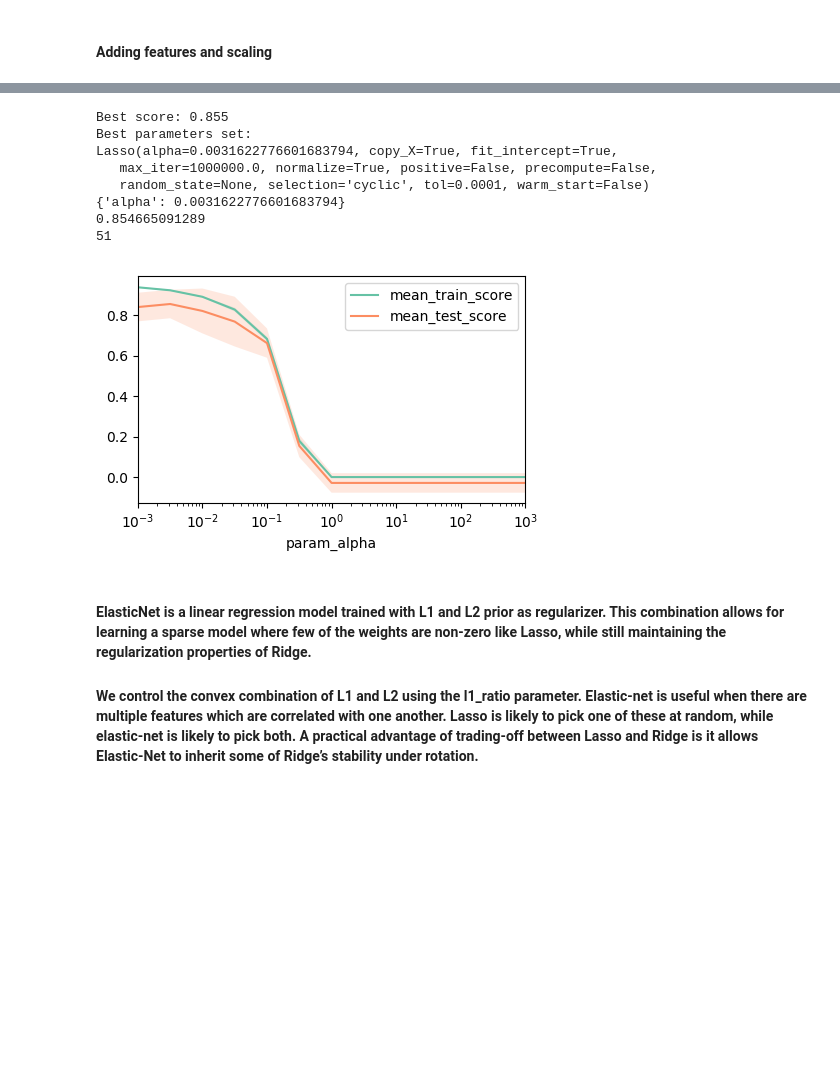
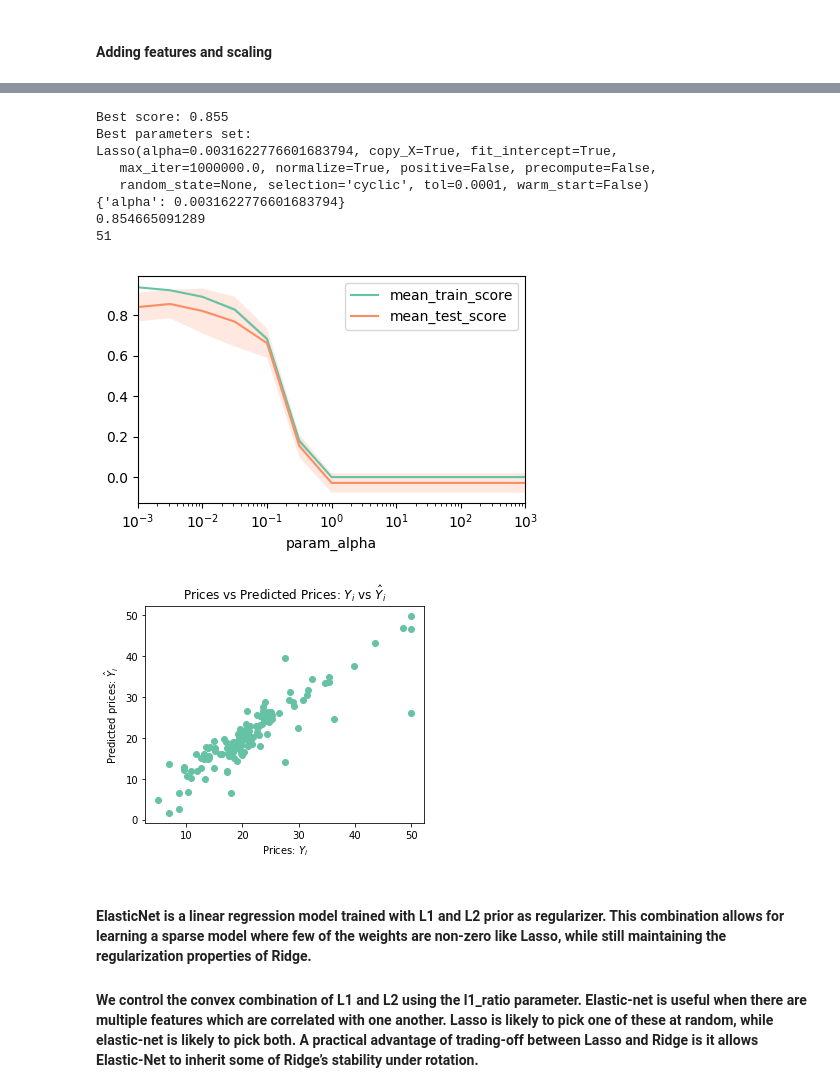
Before and after one commit to krishnamohan-seelam/AML, a Jupyter notebook: AML-LinearModels-Regression.ipynb, the cells around one changed output, grey strips where cells are left out. Saved outputs shown, nothing was run; the diff lists cells and outputs as text; code cells hidden in the pictures; blank space fills up the shorter version.

```diff
--- a/AML-LinearModels-Regression.ipynb
+++ b/AML-LinearModels-Regression.ipynb
@@ -183,16 +234,20 @@ lasso_poly_results.head()
 5 rows × 31 columns
-# %%
-print_model_details(lasso_poly_grid,lasso_poly_results)
-# %% [output]
-Best score: 0.855
-Best parameters set:
-Lasso(alpha=0.0031622776601683794, copy_X=True, fit_intercept=True,
-   max_iter=1000000.0, normalize=True, positive=False, precompute=False,
-   random_state=None, selection='cyclic', tol=0.0001, warm_start=False)
-{'alpha': 0.0031622776601683794}
-0.854665091289
-51
-[figure, removed]
+# %%
+print_model_details(lasso_poly_grid,lasso_poly_results)
+best_estimator = lasso_poly_grid.best_estimator_
+y_pred= best_estimator.predict(X_test_poly)
+real_vs_predict(y_test,y_pred)
+# %% [output]
+Best score: 0.855
+Best parameters set:
+Lasso(alpha=0.0031622776601683794, copy_X=True, fit_intercept=True,
+   max_iter=1000000.0, normalize=True, positive=False, precompute=False,
+   random_state=None, selection='cyclic', tol=0.0001, warm_start=False)
+{'alpha': 0.0031622776601683794}
+0.854665091289
+51
+[figure, added]
+[figure, added]
 # %% [markdown]
 #### ElasticNet is a linear regression model trained with L1 and L2 prior as regularizer. This combination allows for learning a sparse model where few of the weights are non-zero like Lasso, while still maintaining the regularization properties of Ridge.
 
```
Also changed, not shown: parts of 14 cells of this notebook.
